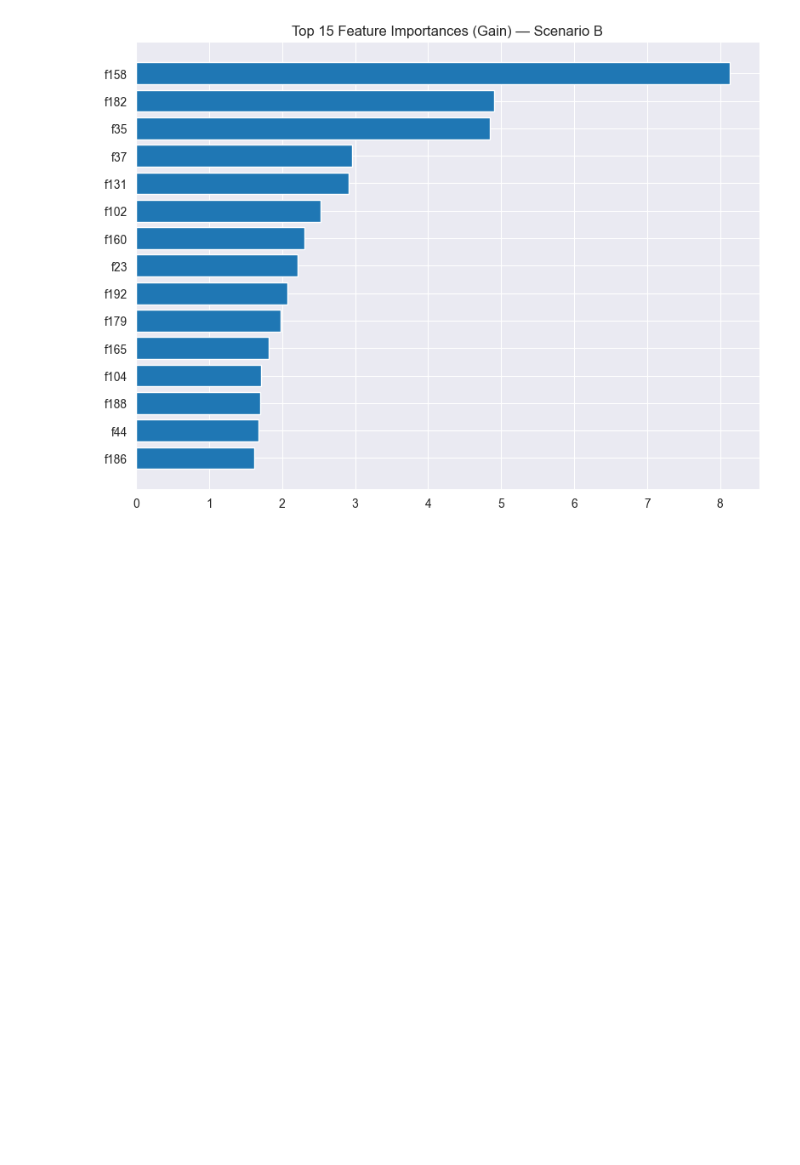
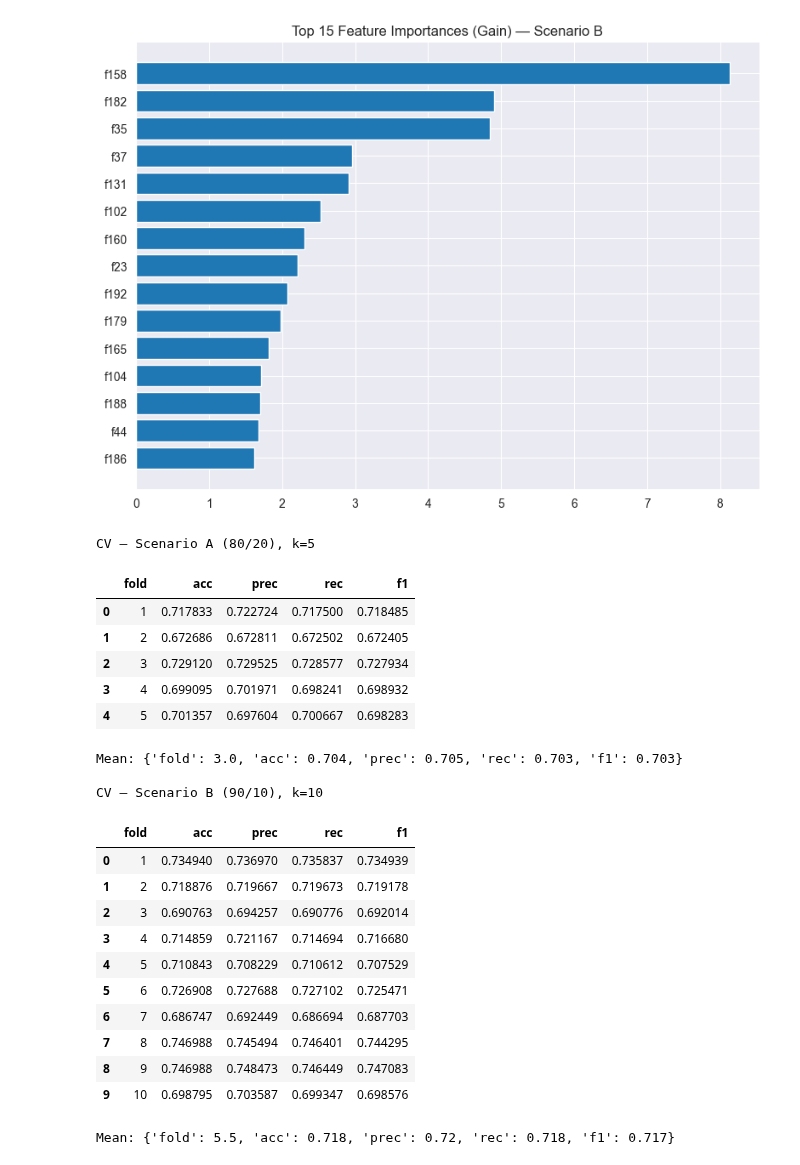
Before and after one commit to MalinaDumitrescu/ML_Projects, a Jupyter notebook: Lab1_ML/test.ipynb, the cells around one changed output. Saved outputs shown, nothing was run; the diff lists cells and outputs as text; code cells hidden in the pictures; blank space fills up the shorter version.

```diff
--- a/Lab1_ML/test.ipynb
+++ b/Lab1_ML/test.ipynb
@@ -1325,3 +1334,58 @@ impB = top_importance(model_B, featB, "Scenario B")
 # %% [output]
 [figure]
 [figure]
+# %%
+# Step 5 — Cross-validation on the training set (A: k=5, B: k=10)
+import numpy as np
+from sklearn.model_selection import StratifiedKFold
+from sklearn.metrics import accuracy_score, precision_score, recall_score, f1_score
+from xgboost import XGBClassifier
+
+def cv_scores(X, y, k, params):
+    skf = StratifiedKFold(n_splits=k, shuffle=True, random_state=42)
+    rows = []
+    for fold, (tr, va) in enumerate(skf.split(X, y), 1):
+        clf = XGBClassifier(**params)
+        clf.fit(X[tr], y[tr])
+        yp = clf.predict(X[va])
+        rows.append({
+            "fold": fold,
+            "acc": accuracy_score(y[va], yp),
+            "prec": precision_score(y[va], yp, average="macro"),
+            "rec":  recall_score(y[va], yp, average="macro"),
+            "f1":   f1_score(y[va], yp, average="macro"),
+        })
+    df = pd.DataFrame(rows)
+    return df, df.mean(numeric_only=True).to_dict()
+
+# Use the same BASE_PARAMS you trained with
+print("CV — Scenario A (80/20), k=5")
+cvA_df, cvA_mean = cv_scores(XA_tr, yA_tr, k=5, params=BASE_PARAMS)
+display(cvA_df); print("Mean:", {k: round(v,3) for k, v in cvA_mean.items()})
+
+print("\nCV — Scenario B (90/10), k=10")
+cvB_df, cvB_mean = cv_scores(XB_tr, yB_tr, k=10, params=BASE_PARAMS)
+display(cvB_df); print("Mean:", {k: round(v,3) for k, v in cvB_mean.items()})
+# %% [output]
+CV — Scenario A (80/20), k=5
+|  | fold | acc | prec | rec | f1 |
+| 0 | 1 | 0.717833 | 0.722724 | 0.717500 | 0.718485 |
+| 1 | 2 | 0.672686 | 0.672811 | 0.672502 | 0.672405 |
+| 2 | 3 | 0.729120 | 0.729525 | 0.728577 | 0.727934 |
+| 3 | 4 | 0.699095 | 0.701971 | 0.698241 | 0.698932 |
+| 4 | 5 | 0.701357 | 0.697604 | 0.700667 | 0.698283 |
+Mean: {'fold': 3.0, 'acc': 0.704, 'prec': 0.705, 'rec': 0.703, 'f1': 0.703}
+
+CV — Scenario B (90/10), k=10
+|  | fold | acc | prec | rec | f1 |
+| 0 | 1 | 0.734940 | 0.736970 | 0.735837 | 0.734939 |
+| 1 | 2 | 0.718876 | 0.719667 | 0.719673 | 0.719178 |
+| 2 | 3 | 0.690763 | 0.694257 | 0.690776 | 0.692014 |
+| 3 | 4 | 0.714859 | 0.721167 | 0.714694 | 0.716680 |
+| 4 | 5 | 0.710843 | 0.708229 | 0.710612 | 0.707529 |
+| 5 | 6 | 0.726908 | 0.727688 | 0.727102 | 0.725471 |
+| 6 | 7 | 0.686747 | 0.692449 | 0.686694 | 0.687703 |
+| 7 | 8 | 0.746988 | 0.745494 | 0.746401 | 0.744295 |
+| 8 | 9 | 0.746988 | 0.748473 | 0.746449 | 0.747083 |
+| 9 | 10 | 0.698795 | 0.703587 | 0.699347 | 0.698576 |
+Mean: {'fold': 5.5, 'acc': 0.718, 'prec': 0.72, 'rec': 0.718, 'f1': 0.717}
```
Also changed, not shown: parts of 4 cells of this notebook.
